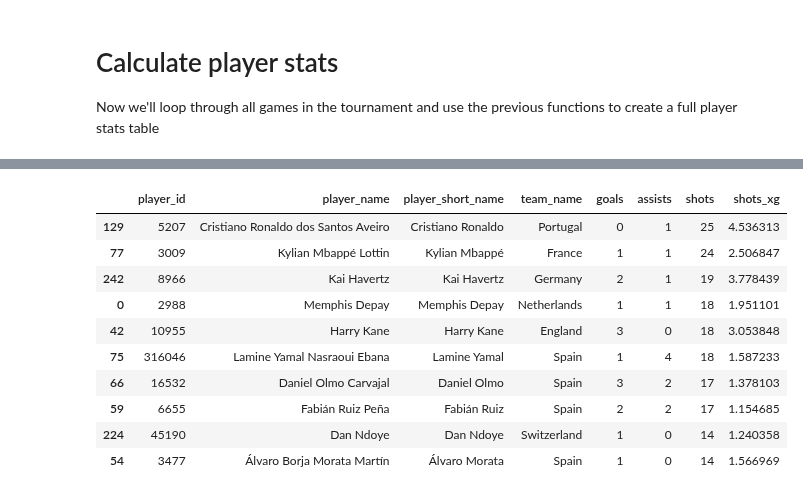
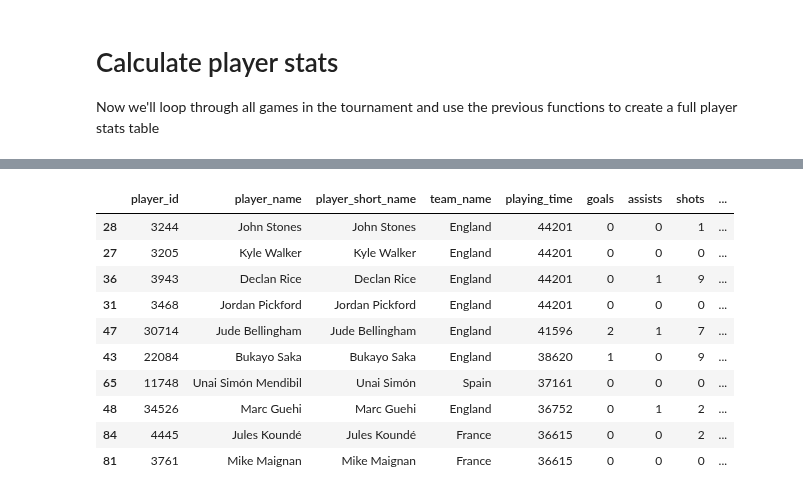
Before and after one commit to MarijnSt/soccermatics-project-1, a Jupyter notebook: radar_plot.ipynb, the cells around one changed output, grey strips where cells are left out. Saved outputs shown, nothing was run; the diff lists cells and outputs as text; code cells hidden in the pictures.

Commit message:
feat: playing time

```diff
--- a/radar_plot.ipynb
+++ b/radar_plot.ipynb
@@ -96,0 +348,36 @@ memory usage: 124.7+ MB
+# %%
+def calculate_playing_time(match_ids, df):
+    """
+    Calculate the playing time (in seconds) of players for the whole season.
+
+    Parameters
+    ----------
+    match_ids: list
+        A list of match ids to calculate the playing time for.
+    df: pd.DataFrame
+        A dataframe with all Statsbomb event data for all matches of a given competition and season.
+
+    Returns
+    -------
+    df_playing_time: pd.DataFrame
+        A dataframe with the playing time of players for the whole season.
+    """
+
+    # Init empty list for playing time dataframes
+    playing_time_list = []
+
+    # Loop through all matches and calculate the playing time for each player
+    for match_id in match_ids:
+        df_match = df[df['match_id'] == match_id]
+        df_match = calculate_playing_time_single_game(df_match)
+        playing_time_list.append(df_match)
+
+    df_playing_time = pd.concat(playing_time_list)
+
+    # Group by player_id and sum the playing time
+    df_playing_time = df_playing_time.groupby('player_id').sum().reset_index()
+
+    # Drop match_id column
+    df_playing_time = df_playing_time.drop(columns=['match_id'])
+
+    return df_playing_time
@@ -293,6 +591,9 @@ def create_player_stats(competition_id, season_id):
     # Init player stats dataframe based as a copy of the players info
     df_player_stats = df_player_info.copy()
 
+    # Calculate playing time
+    df_playing_time = calculate_playing_time(match_ids, df_all_events)
+
     # Calculate goals and assists
     df_goals_assists = calculate_goals_assists(df_all_events)
 
@@ -302,6 +603,7 @@ def create_player_stats(competition_id, season_id):
     # Merge dataframes into df_player_stats
     df_player_stats = (
         df_player_stats
+            .merge(df_playing_time, on='player_id', how='left')
             .merge(df_goals_assists, on='player_id', how='left')
             .merge(df_xg_shots, on='player_id', how='left')
     )
@@ -310,6 +612,7 @@ def create_player_stats(competition_id, season_id):
     df_player_stats.fillna(0, inplace=True)             # Each column that can be empty is a number, so we can use fillna with 0
 
     # Correct column types
+    df_player_stats["playing_time"] = df_player_stats["playing_time"].astype(int)
     df_player_stats["goals"] = df_player_stats["goals"].astype(int)
     df_player_stats["assists"] = df_player_stats["assists"].astype(int)
     df_player_stats["shots"] = df_player_stats["shots"].astype(int)
@@ -339,17 +643,17 @@ memory usage: 38.9+ KB
 # %%
-df_player_stats.sort_values(by='shots', ascending=False).head(10)
+df_player_stats.sort_values(by='playing_time', ascending=False).head(10)
 # %% [output]
-|  | player_id | player_name | player_short_name | team_name | goals | assists | shots | shots_xg |
-| 129 | 5207 | Cristiano Ronaldo dos Santos Aveiro | Cristiano Ronaldo | Portugal | 0 | 1 | 25 | 4.536313 |
-| 77 | 3009 | Kylian Mbappé Lottin | Kylian Mbappé | France | 1 | 1 | 24 | 2.506847 |
-| 242 | 8966 | Kai Havertz | Kai Havertz | Germany | 2 | 1 | 19 | 3.778439 |
-| 0 | 2988 | Memphis Depay | Memphis Depay | Netherlands | 1 | 1 | 18 | 1.951101 |
-| 42 | 10955 | Harry Kane | Harry Kane | England | 3 | 0 | 18 | 3.053848 |
-| 75 | 316046 | Lamine Yamal Nasraoui Ebana | Lamine Yamal | Spain | 1 | 4 | 18 | 1.587233 |
-| 66 | 16532 | Daniel Olmo Carvajal | Daniel Olmo | Spain | 3 | 2 | 17 | 1.378103 |
-| 59 | 6655 | Fabián Ruiz Peña | Fabián Ruiz | Spain | 2 | 2 | 17 | 1.154685 |
-| 224 | 45190 | Dan Ndoye | Dan Ndoye | Switzerland | 1 | 0 | 14 | 1.240358 |
-| 54 | 3477 | Álvaro Borja Morata Martín | Álvaro Morata | Spain | 1 | 0 | 14 | 1.566969 |
+|  | player_id | player_name | player_short_name | team_name | playing_time | goals | assists | shots | ... |
+| 28 | 3244 | John Stones | John Stones | England | 44201 | 0 | 0 | 1 | ... |
+| 27 | 3205 | Kyle Walker | Kyle Walker | England | 44201 | 0 | 0 | 0 | ... |
+| 36 | 3943 | Declan Rice | Declan Rice | England | 44201 | 0 | 1 | 9 | ... |
+| 31 | 3468 | Jordan Pickford | Jordan Pickford | England | 44201 | 0 | 0 | 0 | ... |
+| 47 | 30714 | Jude Bellingham | Jude Bellingham | England | 41596 | 2 | 1 | 7 | ... |
+| 43 | 22084 | Bukayo Saka | Bukayo Saka | England | 38620 | 1 | 0 | 9 | ... |
+| 65 | 11748 | Unai Simón Mendibil | Unai Simón | Spain | 37161 | 0 | 0 | 0 | ... |
+| 48 | 34526 | Marc Guehi | Marc Guehi | England | 36752 | 0 | 1 | 2 | ... |
+| 84 | 4445 | Jules Koundé | Jules Koundé | France | 36615 | 0 | 0 | 2 | ... |
+| 81 | 3761 | Mike Maignan | Mike Maignan | France | 36615 | 0 | 0 | 0 | ... |
 # %%
 df_player_stats[df_player_stats["player_name"] == "Jeremy Doku"]
 # %% [output]
```
Also changed, not shown: parts of 12 cells of this notebook.
